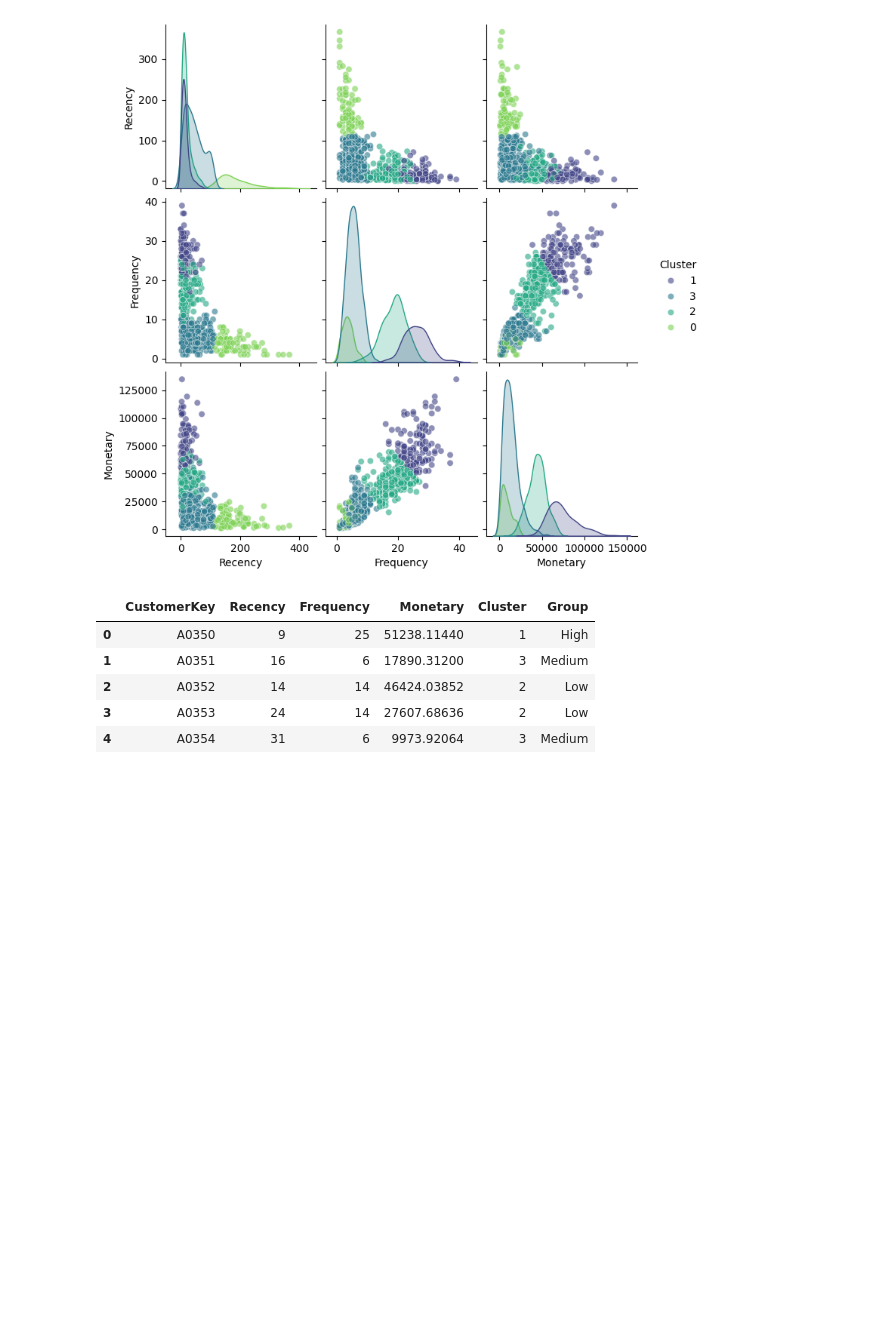
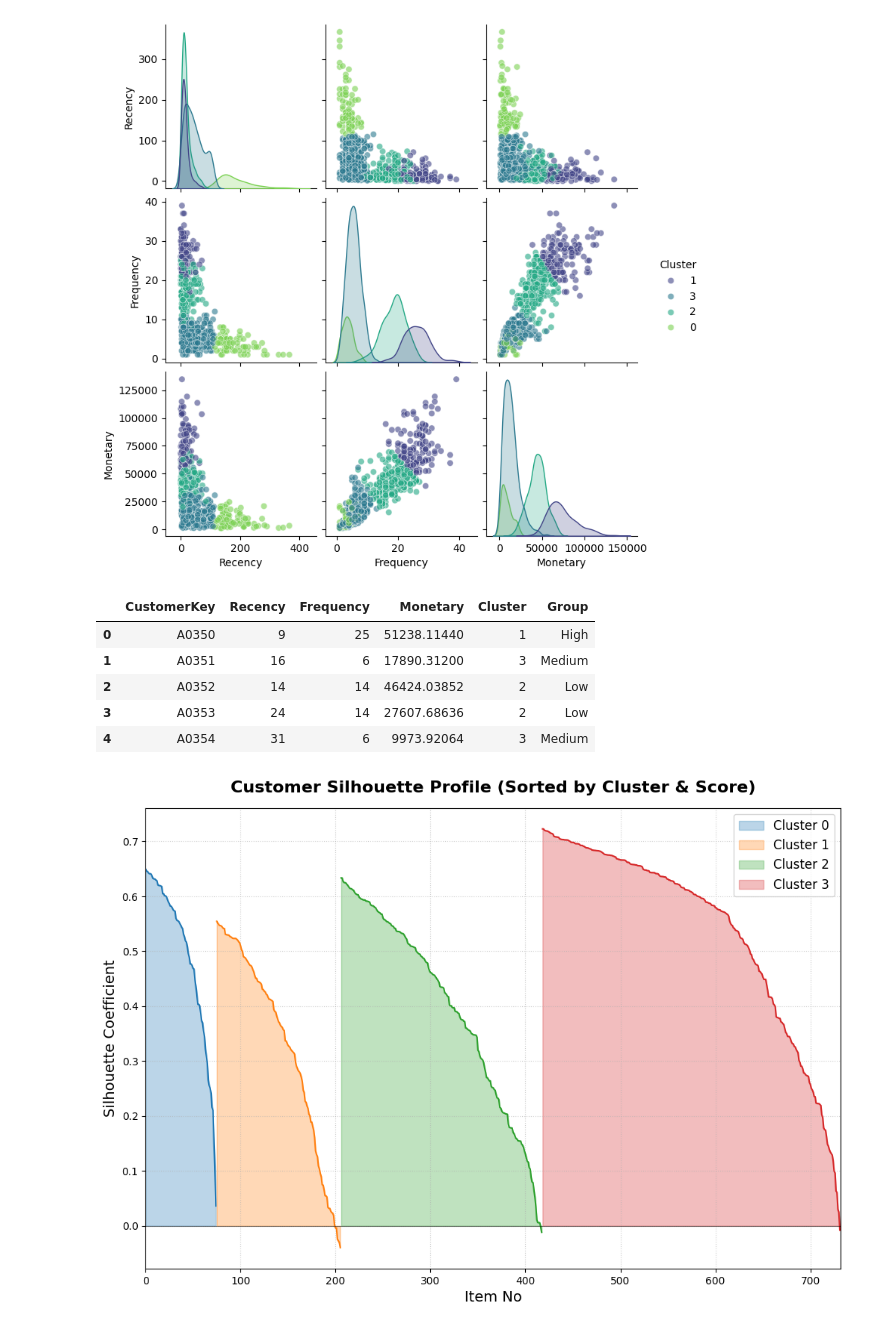
Before and after one commit to hanyuchen0404-sherry/RFM-Analysis, a Jupyter notebook: RFM_Analysis.ipynb, the cells around one changed output. Drawn from its saved outputs; the diff is of its cells as text; code cells hidden in the pictures; blank space fills up the shorter version.

```diff
--- a/RFM_Analysis.ipynb
+++ b/RFM_Analysis.ipynb
@@ -250,7 +250,8 @@ nrfm = pd.DataFrame(norm_features, columns=['R_Norm', 'F_Norm', 'M_Norm'])
 nrfm.insert(0, 'CustomerKey', df_rfm['CustomerKey'])
 
 # 4. 使用 KMeans 進行分群 (n_clusters=4) 並將結果寫入 Cluster 欄位
-kmeans = KMeans(n_clusters=4, random_state=42)
+k=4
+kmeans = KMeans(n_clusters=k, random_state=42)
 nrfm['Cluster'] = kmeans.fit_predict(nrfm[['R_Norm', 'F_Norm', 'M_Norm']])
 
 # 5. 印出結果前 5 列
@@ -324,3 +345,53 @@ display(df_rfm.head())
 | 2 | A0352 | 14 | 14 | 46424.03852 | 2 | Low |
 | 3 | A0353 | 24 | 14 | 27607.68636 | 2 | Low |
 | 4 | A0354 | 31 | 6 | 9973.92064 | 3 | Medium |
+# %%
+from sklearn.metrics import silhouette_samples
+import matplotlib.pyplot as plt
+import numpy as np
+
+# 1. & 2. 計算每個客戶的獨立輪廓值並新增為 'Sil_Score' 欄位
+features = nrfm[['R_Norm', 'F_Norm', 'M_Norm']]
+labels = nrfm['Cluster']
+nrfm['Sil_Score'] = silhouette_samples(features, labels)
+
+# 3. 關鍵排序步驟：依照 Cluster 升冪排序，在同 Cluster 內再依照 Sil_Score 降冪排序
+nrfm_sorted = nrfm.sort_values(by=['Cluster', 'Sil_Score'], ascending=[True, False])
+
+# 4. 重設索引，重設後的索引即為 'Item No'
+nrfm_sorted = nrfm_sorted.reset_index(drop=True)
+
+# 5. 繪製個體輪廓值排序分佈圖
+plt.figure(figsize=(12, 8))
+
+# 定義 4 個群組對應的填滿顏色
+colors = ['#1f77b4', '#ff7f0e', '#2ca02c', '#d62728']
+
+# 依群組別分段繪製 fill_between
+for i in range(4):
+    # 篩選出該群組的資料子集
+    group_mask = nrfm_sorted['Cluster'] == i
+    group_data = nrfm_sorted[group_mask]
+
+    # 取得該群組在排序後資料表中的索引範圍（Item No）與對應的輪廓分數
+    x_indices = group_data.index
+    y_values = group_data['Sil_Score']
+
+    # 繪製該群組的輪廓值折線與區域填滿
+    plt.plot(x_indices, y_values, color=colors[i], linewidth=1.5)
+    plt.fill_between(x_indices, y_values, 0, color=colors[i], alpha=0.3, label=f'Cluster {i}')
+
+# 6. 設定圖表細節與標籤
+plt.xlim(0, len(nrfm_sorted))
+plt.title('Customer Silhouette Profile (Sorted by Cluster & Score)', fontsize=16, fontweight='bold', pad=15)
+plt.xlabel('Item No', fontsize=14)
+plt.ylabel('Silhouette Coefficient', fontsize=14)
+plt.axhline(y=0, color='black', linestyle='-', linewidth=0.8, alpha=0.5) # 繪製 0 基準線
+plt.grid(True, linestyle=':', alpha=0.6)
+plt.legend(loc='upper right', fontsize=12)
+
+# 7. 儲存圖片並顯示
+plt.savefig('Teacher_Silhouette.png', dpi=300, bbox_inches='tight')
+plt.show()
+# %% [output]
+[figure, added]
```
Also changed, not shown: parts of 7 cells of this notebook.
